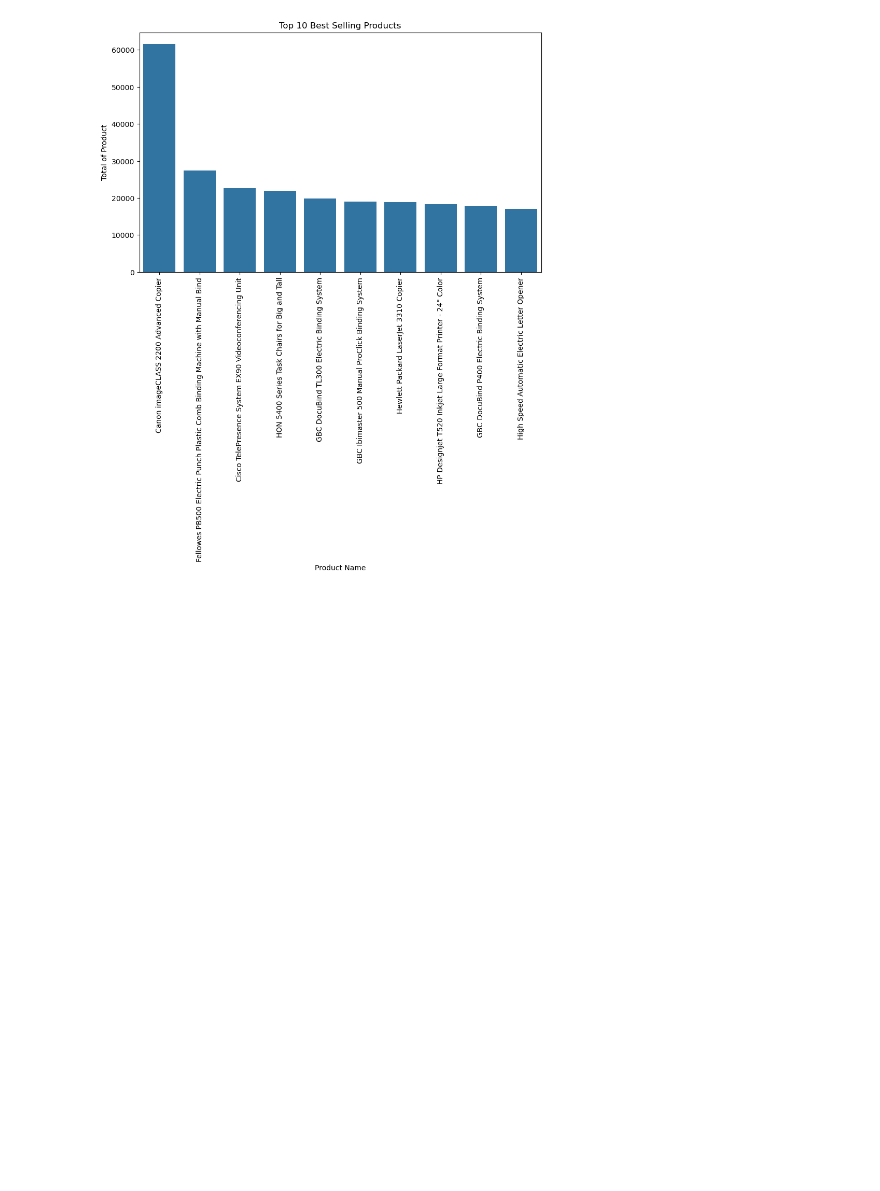
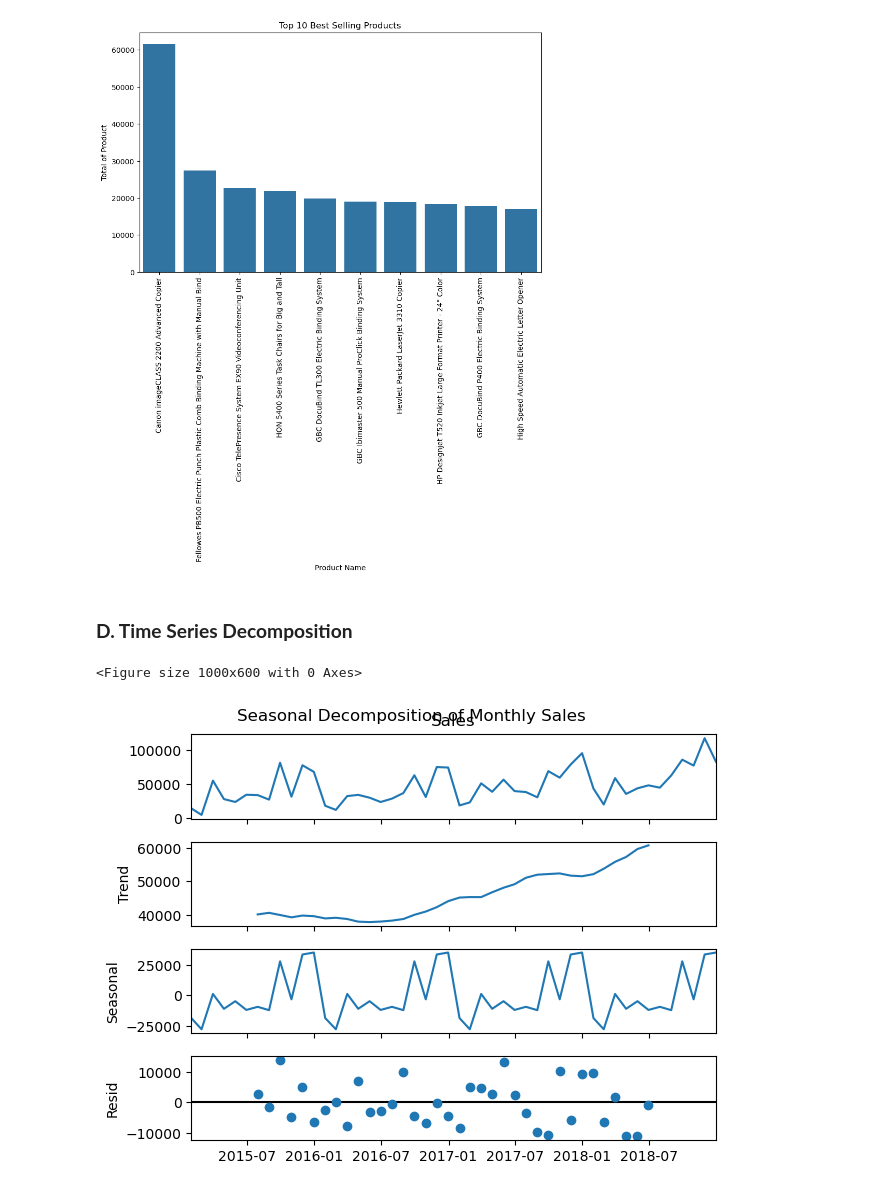
Before and after one commit to Maulana-Yusuf-T/Sales-Forecasting, a Jupyter notebook: Sales_Forecasting.ipynb, the cells around one changed output. Saved outputs shown, nothing was run; the diff lists cells and outputs as text; code cells hidden in the pictures; blank space fills up the shorter version.

```diff
--- a/Sales_Forecasting.ipynb
+++ b/Sales_Forecasting.ipynb
@@ -469,3 +368,26 @@ plt.xticks(rotation = 90)
 plt.show()
 # %% [output]
 [figure]
+# %% [markdown]
+### **D. Time Series Decomposition**
+# %%
+# Set the Order Date as index
+df_time = df_copy.set_index('Order Date')
+
+# Resampling per Month
+monthly_sales = df_time['Sales'].resample('M').sum()
+
+# Create decomposition variable
+decomposition = seasonal_decompose(monthly_sales,
+                                   model = 'additive')
+
+# Create the visualization
+plt.figure(figsize = (10, 6))
+decomposition.plot()
+
+# Add title and show visualization
+plt.suptitle('Seasonal Decomposition of Monthly Sales')
+plt.show()
+# %% [output]
+<Figure size 1000x600 with 0 Axes>
+[figure, added]
```
Also changed, not shown: parts of 10 cells of this notebook.
